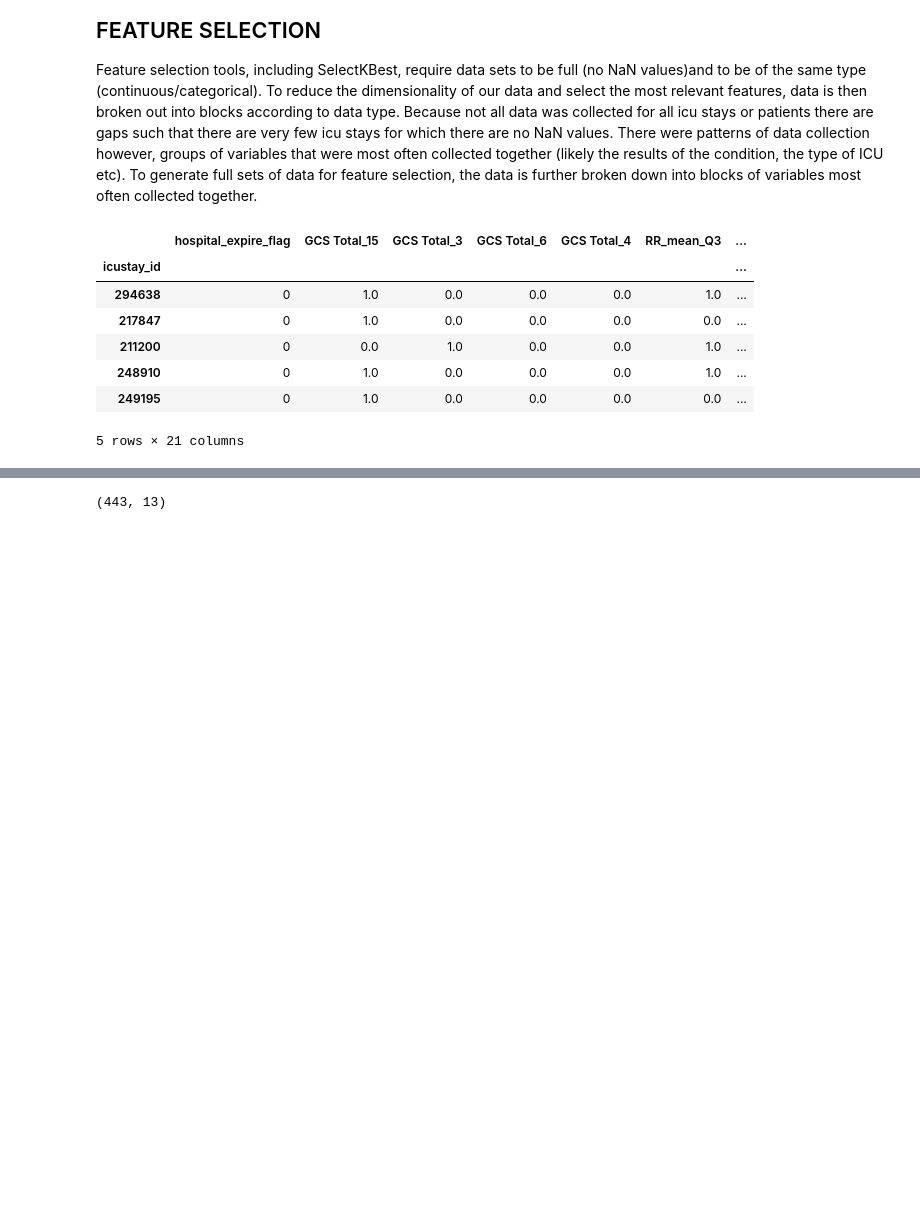
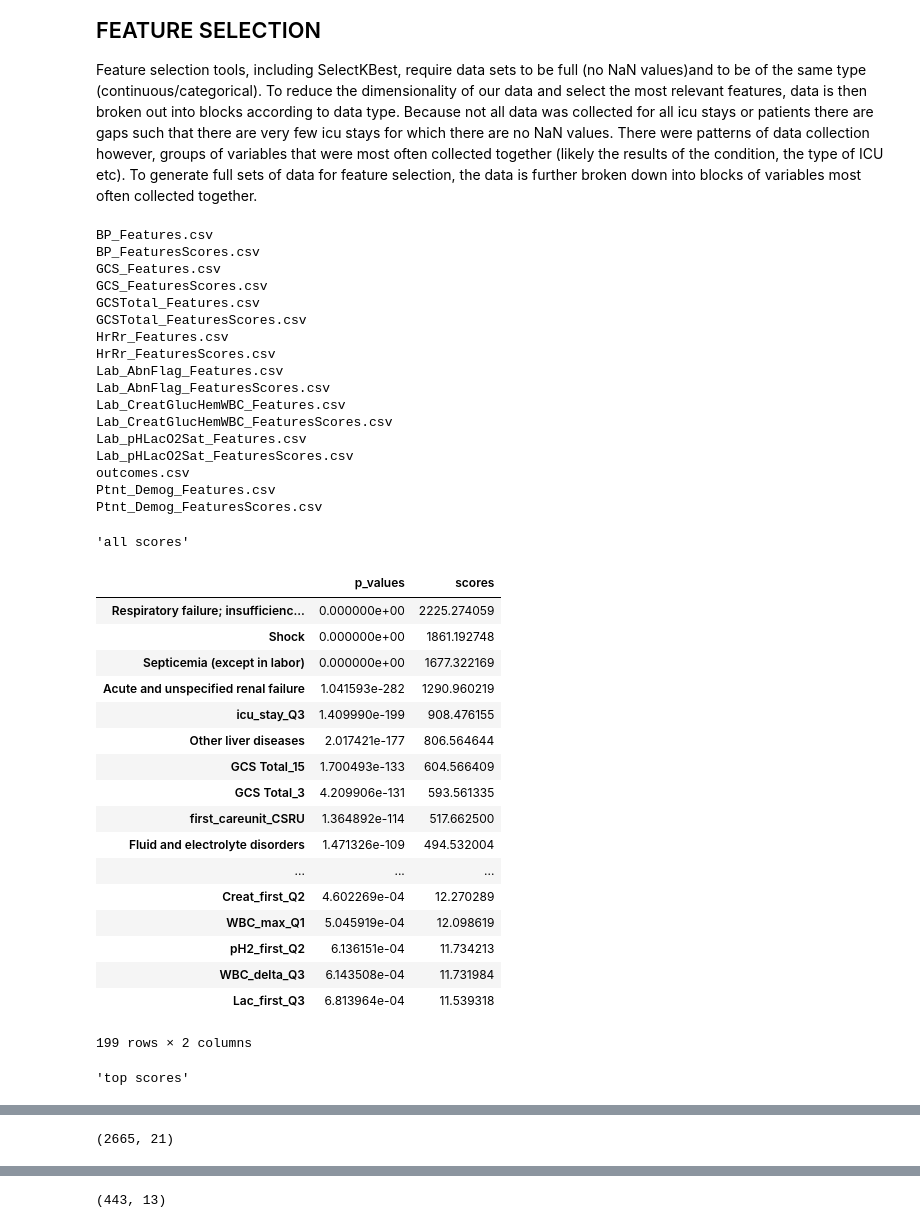
Before and after one commit to RJBeetel3/mimic3_analysis, a Jupyter notebook: ICU_MORTALITY_FIRST24.ipynb, the cells around one changed output, grey strips where cells are left out. Cells and saved outputs as stored; diff of their text form; code cells hidden in the pictures; blank space fills up the shorter version.

```diff
--- a/ICU_MORTALITY_FIRST24.ipynb
+++ b/ICU_MORTALITY_FIRST24.ipynb
@@ -73,50 +73,86 @@ features_dir = os.getcwd() + '/features/'
 #display(features_dir)
 monkey = os.listdir(features_dir)
 feature_files = [x for x in monkey if '.csv' in x]
-#display(feature_files )
 features_dict = {}
 for name in feature_files:
+    print(name)
     features_dict[name.split('.')[0]] = pd.DataFrame.from_csv(features_dir + name)
 outcomes = pd.DataFrame.from_csv(features_dir + 'outcomes.csv')
 
 scores = [x for x in features_dict.keys() if 'Scores' in x]
 features = [x for x in features_dict.keys() if 'Scores' not in x]
 scores.sort()
 features.sort()
-#display(scores)
-#display(features)
+
 
 for i in range(len(scores)):
     if i == 0:
         all_scores = features_dict[scores[i]]
     else:
         all_scores = all_scores.append(features_dict[scores[i]])
 
 
 all_scores = all_scores.sort_values(by = 'p_values', ascending = True)
 top_scores = list(all_scores.head(20).index)
-
+display("all scores")
+display(all_scores)
+display("top scores")
+display(top_scores)
 
 first = True
 all_data = outcomes
 for frame in features:
     for col in features_dict[frame].columns:
         if col in top_scores:
 
             feat = features_dict[frame][col]
             all_data = all_data.merge(pd.DataFrame(feat), left_index = True,
                                      right_index = True, how = 'inner', sort = True)
 
             #display(feat.name)
             #display(all_data.shape)
 
-display(all_data.head())
+all_data.rename(index=str, columns={"Pneumonia (except that caused by tuberculosis or sexually transmitted disease)": "Pneumonia",
+                                         "Respiratory failure; insufficiency; arrest (adult)": "Respiratory Failure"},
+                     inplace = True)
+
+
+display(all_data.shape)
 # %% [output]
+BP_Features.csv
+BP_FeaturesScores.csv
+GCS_Features.csv
+GCS_FeaturesScores.csv
+GCSTotal_Features.csv
+GCSTotal_FeaturesScores.csv
+HrRr_Features.csv
+HrRr_FeaturesScores.csv
+Lab_AbnFlag_Features.csv
+Lab_AbnFlag_FeaturesScores.csv
+Lab_CreatGlucHemWBC_Features.csv
+Lab_CreatGlucHemWBC_FeaturesScores.csv
+Lab_pHLacO2Sat_Features.csv
+Lab_pHLacO2Sat_FeaturesScores.csv
+outcomes.csv
+Ptnt_Demog_Features.csv
+Ptnt_Demog_FeaturesScores.csv
+'all scores'
-|  | hospital_expire_flag | GCS Total_15 | GCS Total_3 | GCS Total_6 | GCS Total_4 | RR_mean_Q3 | ... |
-| icustay_id |  |  |  |  |  |  | ... |
-| 294638 | 0 | 1.0 | 0.0 | 0.0 | 0.0 | 1.0 | ... |
-| 217847 | 0 | 1.0 | 0.0 | 0.0 | 0.0 | 0.0 | ... |
-| 211200 | 0 | 0.0 | 1.0 | 0.0 | 0.0 | 1.0 | ... |
-| 248910 | 0 | 1.0 | 0.0 | 0.0 | 0.0 | 1.0 | ... |
-| 249195 | 0 | 1.0 | 0.0 | 0.0 | 0.0 | 0.0 | ... |
+|  | p_values | scores |
+| Respiratory failure; insufficienc... | 0.000000e+00 | 2225.274059 |
+| Shock | 0.000000e+00 | 1861.192748 |
+| Septicemia (except in labor) | 0.000000e+00 | 1677.322169 |
+| Acute and unspecified renal failure | 1.041593e-282 | 1290.960219 |
+| icu_stay_Q3 | 1.409990e-199 | 908.476155 |
+| Other liver diseases | 2.017421e-177 | 806.564644 |
+| GCS Total_15 | 1.700493e-133 | 604.566409 |
+| GCS Total_3 | 4.209906e-131 | 593.561335 |
+| first_careunit_CSRU | 1.364892e-114 | 517.662500 |
+| Fluid and electrolyte disorders | 1.471326e-109 | 494.532004 |
+| ... | ... | ... |
+| Creat_first_Q2 | 4.602269e-04 | 12.270289 |
+| WBC_max_Q1 | 5.045919e-04 | 12.098619 |
+| pH2_first_Q2 | 6.136151e-04 | 11.734213 |
+| WBC_delta_Q3 | 6.143508e-04 | 11.731984 |
+| Lac_first_Q3 | 6.813964e-04 | 11.539318 |
-5 rows × 21 columns
+199 rows × 2 columns
+'top scores'
@@ -122,0 +179 @@ display(all_data.head())
+(2665, 21)
```
Also changed, not shown: parts of 3 cells of this notebook, 4 other files.
